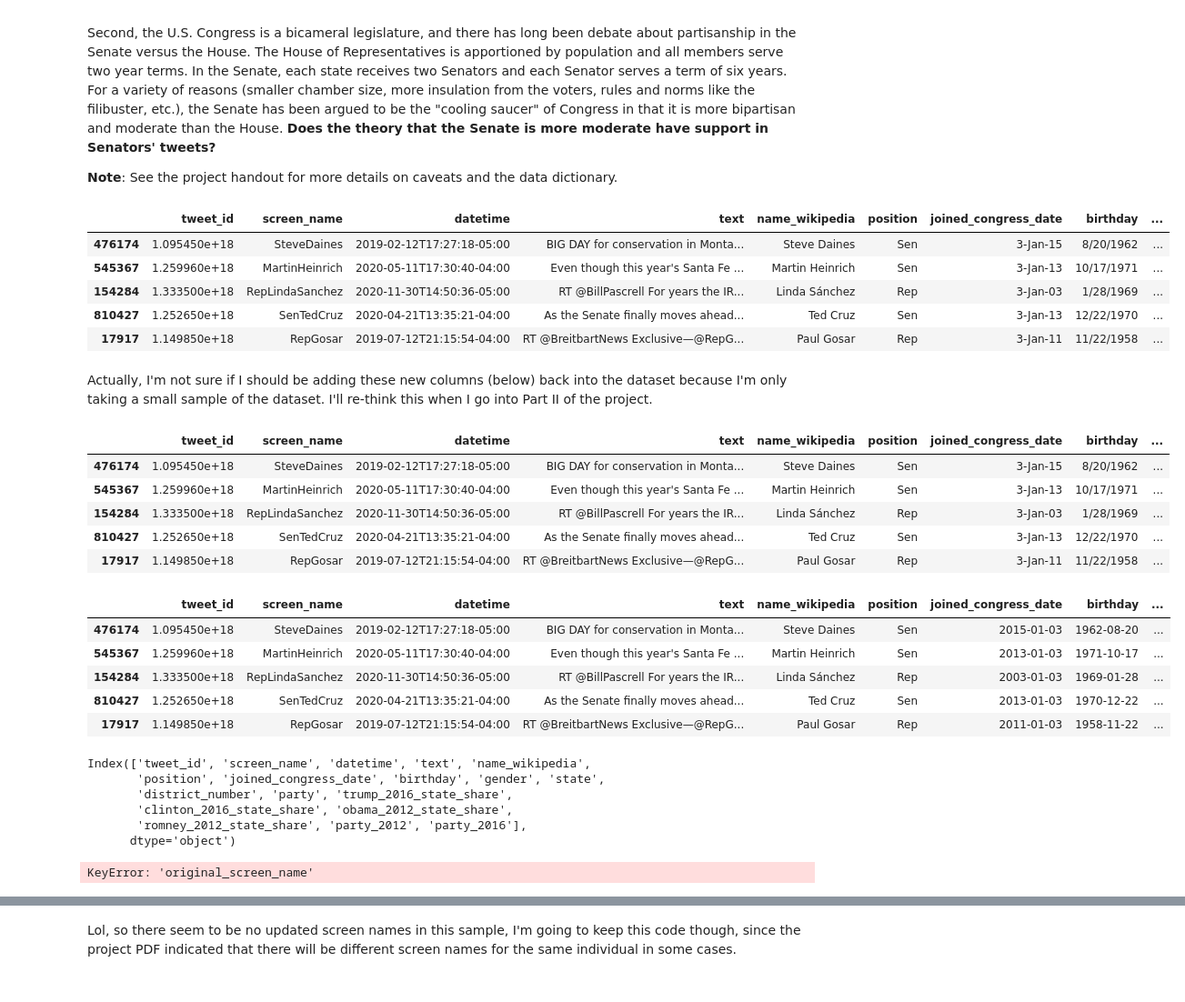
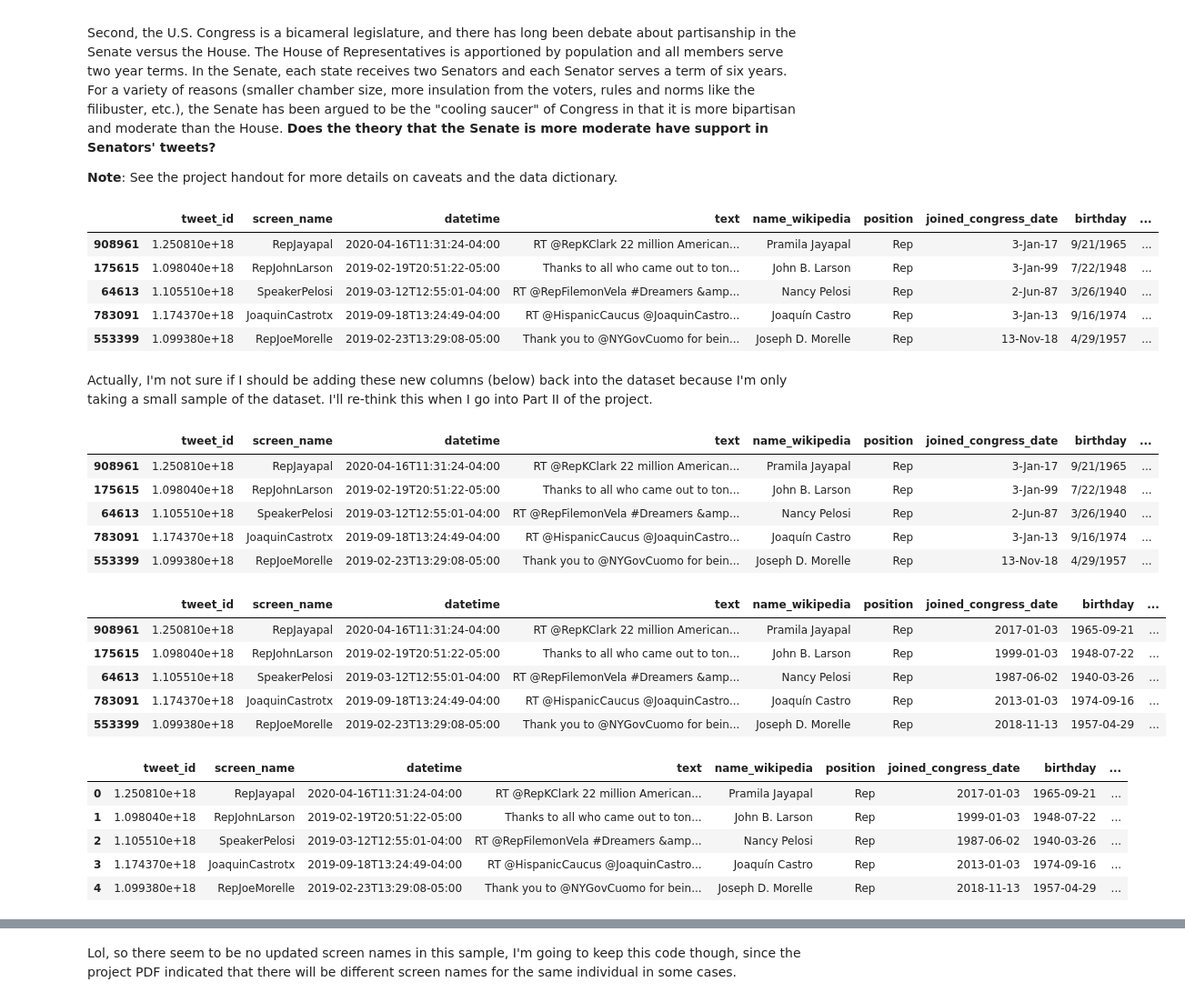
Before and after one commit to taylorgaldi/Computational-Social-Science-Projects, a Jupyter notebook: Project 5/Taylor Updates Project 5 Student.ipynb, the cells around one changed output, grey strips where cells are left out. Shown at 91% size. Cells and saved outputs as stored; diff of their text form; code cells hidden in the pictures.

```diff
--- a/Project 5/Taylor Updates Project 5 Student.ipynb
+++ b/Project 5/Taylor Updates Project 5 Student.ipynb
@@ -42,17 +42,20 @@ import seaborn as sns
 # %%
 # load data
 # ----------
+import numpy as np
+import pandas as pd
 congress_tweets = pd.read_csv("data/116th Congressional Tweets and Demographics.csv")
 # fill in this line of code with a sufficient number of tweets, depending on your computational resources
-congress_tweets = congress_tweets.sample(n=5000)
+np.random.seed(42)
+congress_tweets = congress_tweets.sample(n=10000)
 congress_tweets.head()
 # %% [output]
 |  | tweet_id | screen_name | datetime | text | name_wikipedia | position | joined_congress_date | birthday | ... |
-| 476174 | 1.095450e+18 | SteveDaines | 2019-02-12T17:27:18-05:00 | BIG DAY for conservation in Monta... | Steve Daines | Sen | 3-Jan-15 | 8/20/1962 | ... |
-| 545367 | 1.259960e+18 | MartinHeinrich | 2020-05-11T17:30:40-04:00 | Even though this year's Santa Fe ... | Martin Heinrich | Sen | 3-Jan-13 | 10/17/1971 | ... |
-| 154284 | 1.333500e+18 | RepLindaSanchez | 2020-11-30T14:50:36-05:00 | RT @BillPascrell For years the IR... | Linda Sánchez | Rep | 3-Jan-03 | 1/28/1969 | ... |
-| 810427 | 1.252650e+18 | SenTedCruz | 2020-04-21T13:35:21-04:00 | As the Senate finally moves ahead... | Ted Cruz | Sen | 3-Jan-13 | 12/22/1970 | ... |
-| 17917 | 1.149850e+18 | RepGosar | 2019-07-12T21:15:54-04:00 | RT @BreitbartNews Exclusive—@RepG... | Paul Gosar | Rep | 3-Jan-11 | 11/22/1958 | ... |
+| 908961 | 1.250810e+18 | RepJayapal | 2020-04-16T11:31:24-04:00 | RT @RepKClark 22 million American... | Pramila Jayapal | Rep | 3-Jan-17 | 9/21/1965 | ... |
+| 175615 | 1.098040e+18 | RepJohnLarson | 2019-02-19T20:51:22-05:00 | Thanks to all who came out to ton... | John B. Larson | Rep | 3-Jan-99 | 7/22/1948 | ... |
+| 64613 | 1.105510e+18 | SpeakerPelosi | 2019-03-12T12:55:01-04:00 | RT @RepFilemonVela #Dreamers &amp... | Nancy Pelosi | Rep | 2-Jun-87 | 3/26/1940 | ... |
+| 783091 | 1.174370e+18 | JoaquinCastrotx | 2019-09-18T13:24:49-04:00 | RT @HispanicCaucus @JoaquinCastro... | Joaquín Castro | Rep | 3-Jan-13 | 9/16/1974 | ... |
+| 553399 | 1.099380e+18 | RepJoeMorelle | 2019-02-23T13:29:08-05:00 | Thank you to @NYGovCuomo for bein... | Joseph D. Morelle | Rep | 13-Nov-18 | 4/29/1957 | ... |
 # %% [markdown]
 Actually, I'm not sure if I should be adding these new columns (below) back into the dataset because I'm only taking a small sample of the dataset. I'll re-think this when I go into Part II of the project.
 # %%
@@ -81,11 +84,11 @@ congress_tweets['party_2016'] = congress_tweets['state'].map(lambda state: mappe
 congress_tweets.head()
 # %% [output]
 |  | tweet_id | screen_name | datetime | text | name_wikipedia | position | joined_congress_date | birthday | ... |
-| 476174 | 1.095450e+18 | SteveDaines | 2019-02-12T17:27:18-05:00 | BIG DAY for conservation in Monta... | Steve Daines | Sen | 3-Jan-15 | 8/20/1962 | ... |
-| 545367 | 1.259960e+18 | MartinHeinrich | 2020-05-11T17:30:40-04:00 | Even though this year's Santa Fe ... | Martin Heinrich | Sen | 3-Jan-13 | 10/17/1971 | ... |
-| 154284 | 1.333500e+18 | RepLindaSanchez | 2020-11-30T14:50:36-05:00 | RT @BillPascrell For years the IR... | Linda Sánchez | Rep | 3-Jan-03 | 1/28/1969 | ... |
-| 810427 | 1.252650e+18 | SenTedCruz | 2020-04-21T13:35:21-04:00 | As the Senate finally moves ahead... | Ted Cruz | Sen | 3-Jan-13 | 12/22/1970 | ... |
-| 17917 | 1.149850e+18 | RepGosar | 2019-07-12T21:15:54-04:00 | RT @BreitbartNews Exclusive—@RepG... | Paul Gosar | Rep | 3-Jan-11 | 11/22/1958 | ... |
+| 908961 | 1.250810e+18 | RepJayapal | 2020-04-16T11:31:24-04:00 | RT @RepKClark 22 million American... | Pramila Jayapal | Rep | 3-Jan-17 | 9/21/1965 | ... |
+| 175615 | 1.098040e+18 | RepJohnLarson | 2019-02-19T20:51:22-05:00 | Thanks to all who came out to ton... | John B. Larson | Rep | 3-Jan-99 | 7/22/1948 | ... |
+| 64613 | 1.105510e+18 | SpeakerPelosi | 2019-03-12T12:55:01-04:00 | RT @RepFilemonVela #Dreamers &amp... | Nancy Pelosi | Rep | 2-Jun-87 | 3/26/1940 | ... |
+| 783091 | 1.174370e+18 | JoaquinCastrotx | 2019-09-18T13:24:49-04:00 | RT @HispanicCaucus @JoaquinCastro... | Joaquín Castro | Rep | 3-Jan-13 | 9/16/1974 | ... |
+| 553399 | 1.099380e+18 | RepJoeMorelle | 2019-02-23T13:29:08-05:00 | Thank you to @NYGovCuomo for bein... | Joseph D. Morelle | Rep | 13-Nov-18 | 4/29/1957 | ... |
 # %%
 #Play around with formatting of temporal variables
 congress_tweets['joined_congress_date'] = pd.to_datetime(congress_tweets['joined_congress_date'], format='%d-%b-%y')
@@ -95,20 +98,11 @@ congress_tweets['birthday'] = pd.to_datetime(congress_tweets['birthday'], format
 congress_tweets.head()
 # %% [output]
 |  | tweet_id | screen_name | datetime | text | name_wikipedia | position | joined_congress_date | birthday | ... |
-| 476174 | 1.095450e+18 | SteveDaines | 2019-02-12T17:27:18-05:00 | BIG DAY for conservation in Monta... | Steve Daines | Sen | 2015-01-03 | 1962-08-20 | ... |
-| 545367 | 1.259960e+18 | MartinHeinrich | 2020-05-11T17:30:40-04:00 | Even though this year's Santa Fe ... | Martin Heinrich | Sen | 2013-01-03 | 1971-10-17 | ... |
-| 154284 | 1.333500e+18 | RepLindaSanchez | 2020-11-30T14:50:36-05:00 | RT @BillPascrell For years the IR... | Linda Sánchez | Rep | 2003-01-03 | 1969-01-28 | ... |
-| 810427 | 1.252650e+18 | SenTedCruz | 2020-04-21T13:35:21-04:00 | As the Senate finally moves ahead... | Ted Cruz | Sen | 2013-01-03 | 1970-12-22 | ... |
-| 17917 | 1.149850e+18 | RepGosar | 2019-07-12T21:15:54-04:00 | RT @BreitbartNews Exclusive—@RepG... | Paul Gosar | Rep | 2011-01-03 | 1958-11-22 | ... |
+| 908961 | 1.250810e+18 | RepJayapal | 2020-04-16T11:31:24-04:00 | RT @RepKClark 22 million American... | Pramila Jayapal | Rep | 2017-01-03 | 1965-09-21 | ... |
+| 175615 | 1.098040e+18 | RepJohnLarson | 2019-02-19T20:51:22-05:00 | Thanks to all who came out to ton... | John B. Larson | Rep | 1999-01-03 | 1948-07-22 | ... |
+| 64613 | 1.105510e+18 | SpeakerPelosi | 2019-03-12T12:55:01-04:00 | RT @RepFilemonVela #Dreamers &amp... | Nancy Pelosi | Rep | 1987-06-02 | 1940-03-26 | ... |
+| 783091 | 1.174370e+18 | JoaquinCastrotx | 2019-09-18T13:24:49-04:00 | RT @HispanicCaucus @JoaquinCastro... | Joaquín Castro | Rep | 2013-01-03 | 1974-09-16 | ... |
+| 553399 | 1.099380e+18 | RepJoeMorelle | 2019-02-23T13:29:08-05:00 | Thank you to @NYGovCuomo for bein... | Joseph D. Morelle | Rep | 2018-11-13 | 1957-04-29 | ... |
-# %%
-print(congress_tweets.columns)
-# %% [output]
-Index(['tweet_id', 'screen_name', 'datetime', 'text', 'name_wikipedia',
-       'position', 'joined_congress_date', 'birthday', 'gender', 'state',
-       'district_number', 'party', 'trump_2016_state_share',
-       'clinton_2016_state_share', 'obama_2012_state_share',
-       'romney_2012_state_share', 'party_2012', 'party_2016'],
-      dtype='object')
 # %%
 #Obviously a person's name does not change, even if their screen name does. What we want to do is capture all the screen names associated with a particular individual
 
@@ -134,9 +128,18 @@ congress_tweets = congress_tweets.merge(screenname_grouped[['mapped_wikipedia',
 columns_to_drop = [col for col in congress_tweets.columns if 'screen_name_all' in col and col != 'screen_name_all']
 congress_tweets.drop(columns=columns_to_drop, inplace=True)
 
-#Check resul
+# Drop the 'mapped_wikipedia' column
+congress_tweets.drop(columns='mapped_wikipedia', inplace=True)
+
+# Check results
+congress_tweets.head()
 # %% [output]
-KeyError: 'original_screen_name'
+|  | tweet_id | screen_name | datetime | text | name_wikipedia | position | joined_congress_date | birthday | ... |
+| 0 | 1.250810e+18 | RepJayapal | 2020-04-16T11:31:24-04:00 | RT @RepKClark 22 million American... | Pramila Jayapal | Rep | 2017-01-03 | 1965-09-21 | ... |
+| 1 | 1.098040e+18 | RepJohnLarson | 2019-02-19T20:51:22-05:00 | Thanks to all who came out to ton... | John B. Larson | Rep | 1999-01-03 | 1948-07-22 | ... |
+| 2 | 1.105510e+18 | SpeakerPelosi | 2019-03-12T12:55:01-04:00 | RT @RepFilemonVela #Dreamers &amp... | Nancy Pelosi | Rep | 1987-06-02 | 1940-03-26 | ... |
+| 3 | 1.174370e+18 | JoaquinCastrotx | 2019-09-18T13:24:49-04:00 | RT @HispanicCaucus @JoaquinCastro... | Joaquín Castro | Rep | 2013-01-03 | 1974-09-16 | ... |
+| 4 | 1.099380e+18 | RepJoeMorelle | 2019-02-23T13:29:08-05:00 | Thank you to @NYGovCuomo for bein... | Joseph D. Morelle | Rep | 2018-11-13 | 1957-04-29 | ... |
 # %%
 # Filter rows where 'screen_name_all' contains more than one screen name
 multiple_screen_names = congress_tweets[congress_tweets['screen_name_all'].apply(len) > 1]
```
Also changed, not shown: parts of 17 cells of this notebook.
